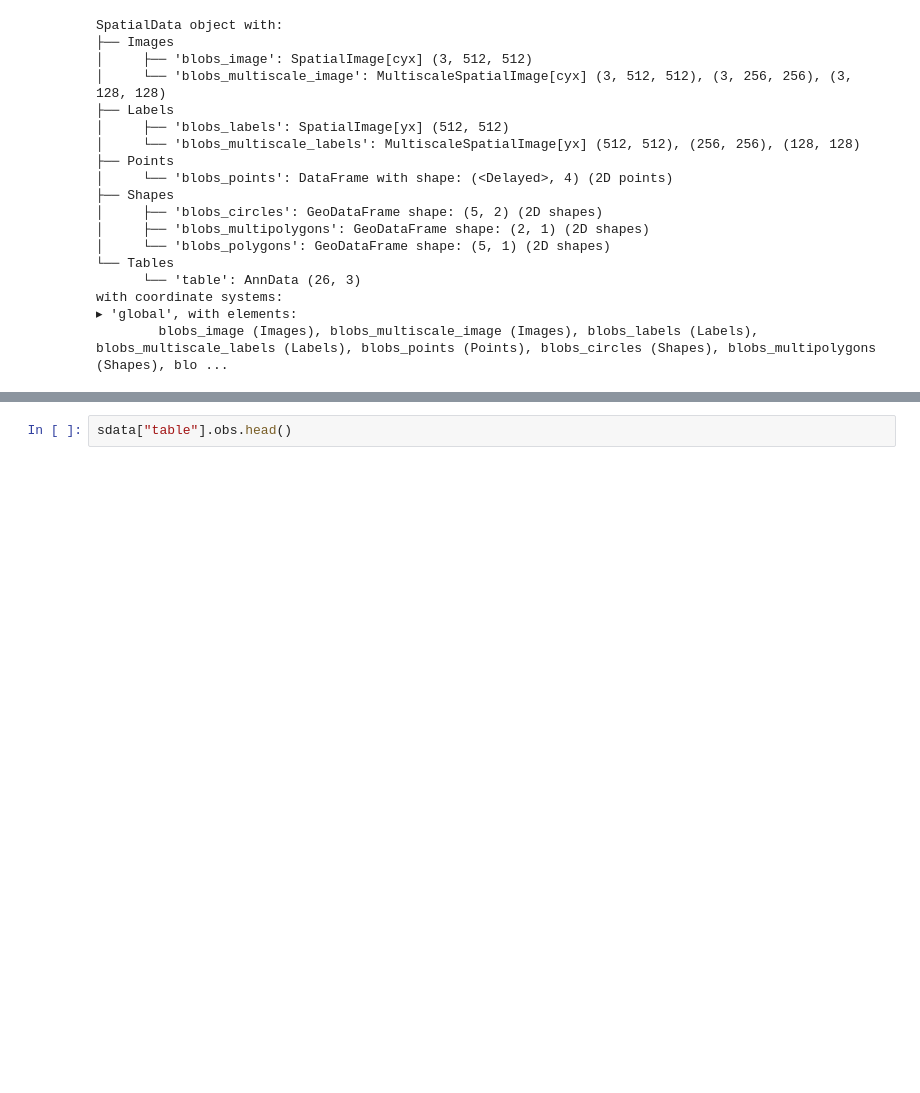
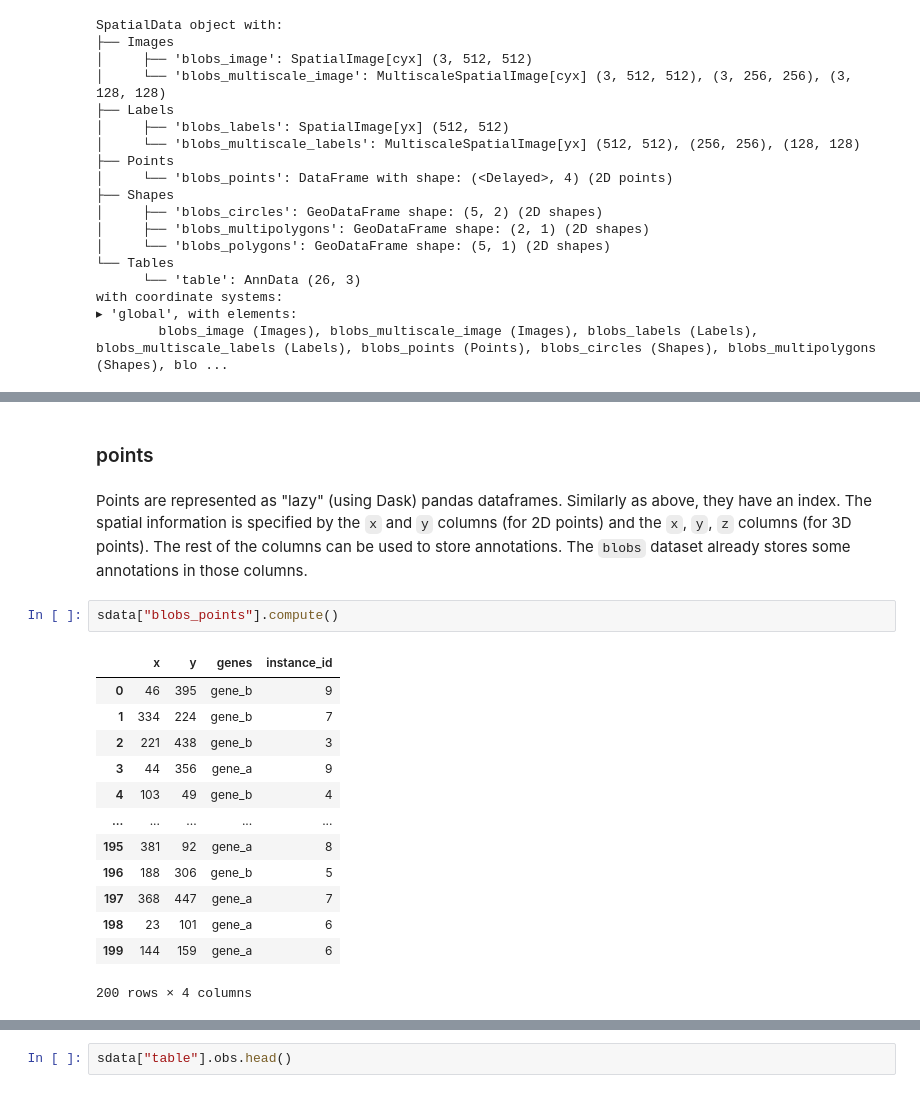
Before and after one commit to scverse/spatialdata-notebooks, a Jupyter notebook: notebooks/examples/tables.ipynb, the cells around one changed output, grey strips where cells are left out. Saved outputs shown, nothing was run; the diff lists cells and outputs as text; blank space fills up the shorter version.

```diff
--- a/notebooks/examples/tables.ipynb
+++ b/notebooks/examples/tables.ipynb
@@ -39,0 +101,20 @@ with coordinate systems:
+# %% [markdown]
+### points
+# %% [markdown]
+Points are represented as "lazy" (using Dask) pandas dataframes. Similarly as above, they have an index. The spatial information is specified by the `x` and `y` columns (for 2D points) and the `x`, `y`, `z` columns (for 3D points). The rest of the columns can be used to store annotations. The `blobs` dataset already stores some annotations in those columns.
+# %%
+sdata["blobs_points"].compute()
+# %% [output]
+|  | x | y | genes | instance_id |
+| 0 | 46 | 395 | gene_b | 9 |
+| 1 | 334 | 224 | gene_b | 7 |
+| 2 | 221 | 438 | gene_b | 3 |
+| 3 | 44 | 356 | gene_a | 9 |
+| 4 | 103 | 49 | gene_b | 4 |
+| ... | ... | ... | ... | ... |
+| 195 | 381 | 92 | gene_a | 8 |
+| 196 | 188 | 306 | gene_b | 5 |
+| 197 | 368 | 447 | gene_a | 7 |
+| 198 | 23 | 101 | gene_a | 6 |
+| 199 | 144 | 159 | gene_a | 6 |
+200 rows × 4 columns
```
Also changed, not shown: parts of 45 cells of this notebook.
